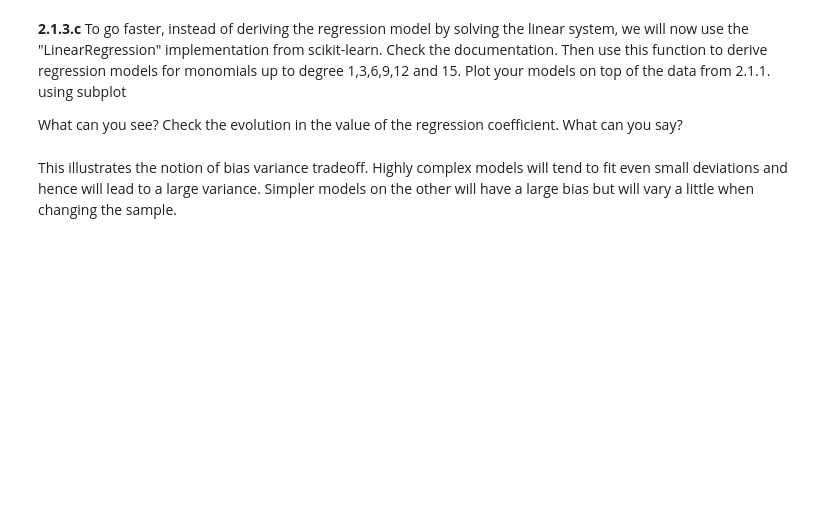
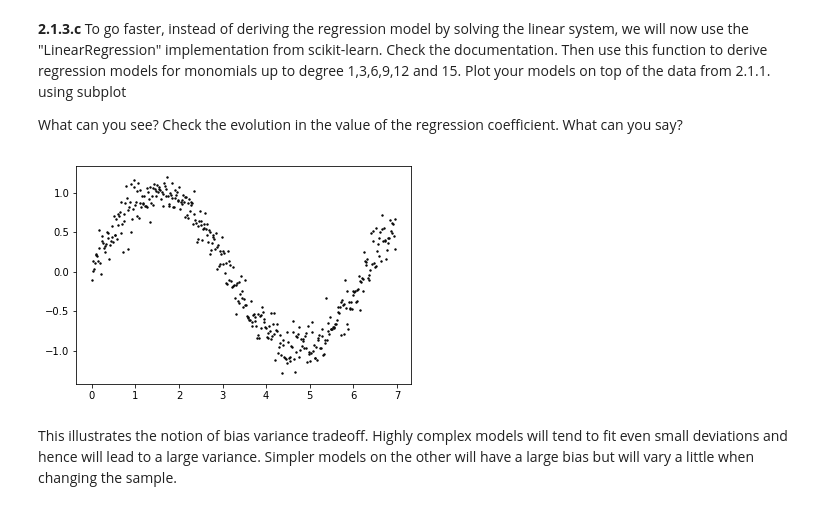
Before and after one commit to WaleedHashmi/Intro-to-Machine-Learning, a Jupyter notebook: Programming/Programming1.ipynb, the cells around one changed output. Saved outputs shown, nothing was run; the diff lists cells and outputs as text; code cells hidden in the pictures; blank space fills up the shorter version.

```diff
--- a/Programming/Programming1.ipynb
+++ b/Programming/Programming1.ipynb
@@ -132,3 +136,22 @@ What can you see? Check the evolution in the value of the regression coefficient
+# %%
+# put your code here
+size = 400
+a = 10  # gradient
+b = 5   # y-intercept
+e = .1  # perbutration constant
+
+line = np.zeros((size,2))
+
+for i in range (size):
+    line[i][0] = i*np.pi/180  # x coordinate of the line
+    line[i][1] = np.sin(line[i][0]) + np.random.normal(0,.15,1)  # y coordinate of the line
+
+
+for p in line:
+    plt.scatter(p[0], p[1], color="#0a0a0a", s=2)
+plt.show()
+# %% [output]
+[figure, added]
 # %% [markdown]
 This illustrates the notion of bias variance tradeoff. Highly complex models will tend to fit even small deviations and hence will lead to a large variance. Simpler models on the other will have a large bias but will vary a little when changing the sample.
 # %% [markdown]
```
Also changed, not shown: parts of 8 cells of this notebook.
